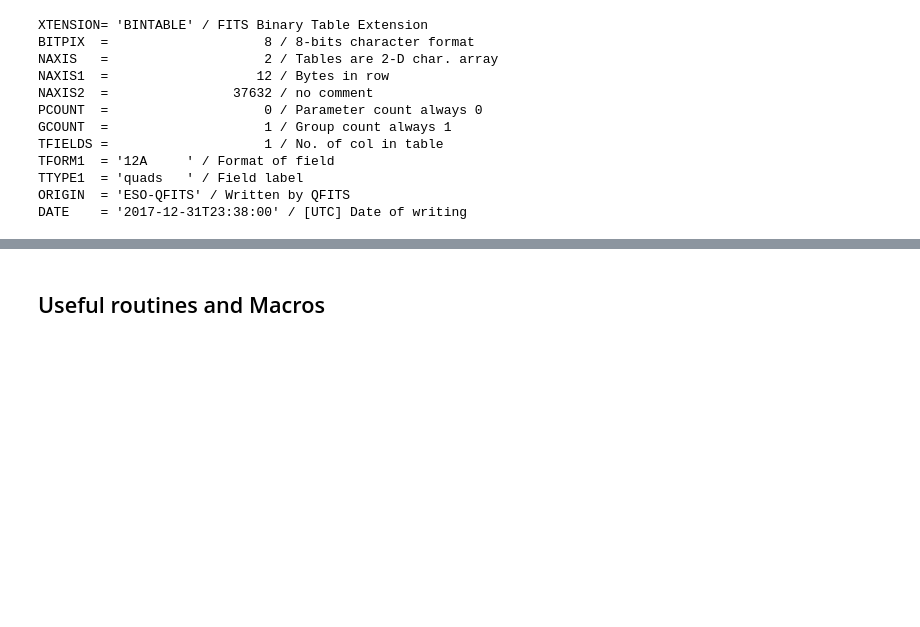
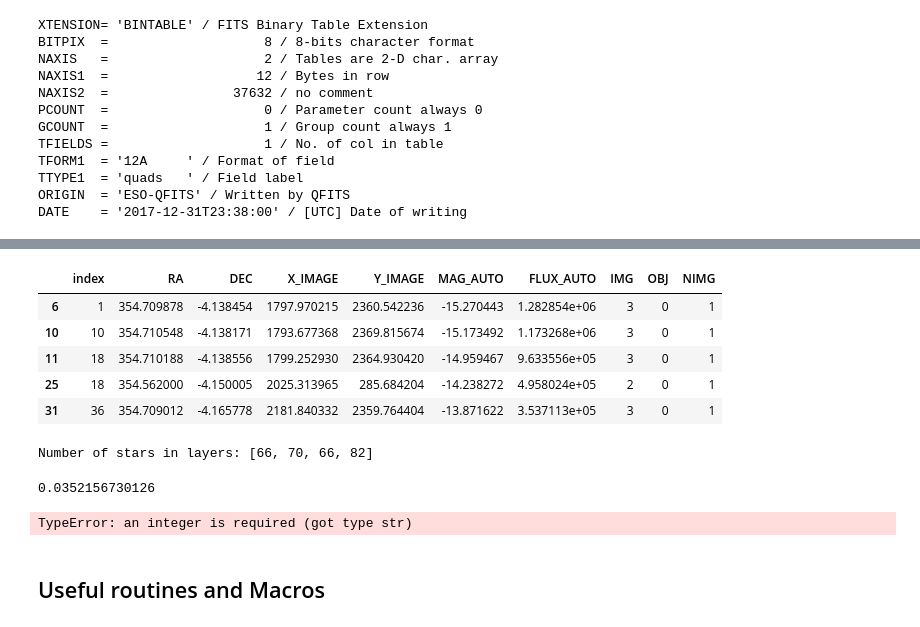
Before and after one commit to seap-udea/AIsteroid, a Jupyter notebook: FindAsteroid.ipynb, the cells around one changed output, grey strips where cells are left out. Saved outputs shown, nothing was run; the diff lists cells and outputs as text; code cells hidden in the pictures; blank space fills up the shorter version.

```diff
--- a/FindAsteroid.ipynb
+++ b/FindAsteroid.ipynb
@@ -588,0 +633,7 @@ DATE    = '2017-12-31T23:38:00' / [UTC] Date of writing
+# %%
+#Get one star
+istar=0
+star=stars[istar,:]
+ra=star[0]
+dec=star[1]
+axs.plot([star[1]],[star[0]],'rx',ms=3)
@@ -588,0 +776,28 @@ DATE    = '2017-12-31T23:38:00' / [UTC] Date of writing
+# %%
+#PLOT OBJECTS
+objs=[]
+for i,image in enumerate(images):objs+=[rec2arr(image["objectsrd"])]
+
+fig,axs=plt.subplots(1,1)
+
+dmin=min([objs[i][:,1].min() for i in range(len(images))])
+rmin=min([objs[i][:,0].min() for i in range(len(images))])
+dmax=max([objs[i][:,1].max() for i in range(len(images))])
+rmax=max([objs[i][:,0].max() for i in range(len(images))])
+
+print("Range in RA:",rmin,rmax,rmax-rmin)
+print("Range in DEC:",dmin,dmax,dmax-dmin)
+
+#Plot all objects
+axs.plot(objs[0][:,1],objs[0][:,0],'kx',ms=3)
+axs.plot(objs[1][:,1],objs[1][:,0],'rs',ms=3,mfc='None')
+axs.plot(objs[2][:,1],objs[2][:,0],'bv',ms=3,mfc='None')
+axs.plot(objs[3][:,1],objs[3][:,0],'y^',ms=3,mfc='None')
+
+#Plot only the clusters
+moving=allobjs[allobjs.NIMG<2]
+print("Number of potential moving objects:",len(moving))
+axs.plot(moving[moving.IMG==0].DEC,moving[moving.IMG==0].RA,'go',ms=8,mfc='None')
+
+axs.invert_xaxis()
+axs.invert_yaxis()
@@ -589,3 +810,47 @@ DATE    = '2017-12-31T23:38:00' / [UTC] Date of writing
+# %%
+moving=allobjs[allobjs.NIMG<2]
+imov=3
+axs.plot(moving.iloc[imov].DEC,moving.iloc[imov].RA,'rs',ms=10,mfc='None')
+moving.head()
+# %% [output]
+|  | index | RA | DEC | X_IMAGE | Y_IMAGE | MAG_AUTO | FLUX_AUTO | IMG | OBJ | NIMG |
+| 6 | 1 | 354.709878 | -4.138454 | 1797.970215 | 2360.542236 | -15.270443 | 1.282854e+06 | 3 | 0 | 1 |
+| 10 | 10 | 354.710548 | -4.138171 | 1793.677368 | 2369.815674 | -15.173492 | 1.173268e+06 | 3 | 0 | 1 |
+| 11 | 18 | 354.710188 | -4.138556 | 1799.252930 | 2364.930420 | -14.959467 | 9.633556e+05 | 3 | 0 | 1 |
+| 25 | 18 | 354.562000 | -4.150005 | 2025.313965 | 285.684204 | -14.238272 | 4.958024e+05 | 2 | 0 | 1 |
+| 31 | 36 | 354.709012 | -4.165778 | 2181.840332 | 2359.764404 | -13.871622 | 3.537113e+05 | 3 | 0 | 1 |
+# %%
+#Select all moving objects in the first image
+layers=[]
+nlayers=[]
+for i in range(4):
+    layers+=[moving[moving.IMG==i].sort_values(by=['RA','DEC'])]
+    nlayers+=[len(layers[-1])]
+
+print("Number of stars in layers:",nlayers)
+#ilay=0
+#axs.plot(layer0.iloc[ilay].DEC,layer0.iloc[ilay].RA,'rs',ms=10,mfc='None')
+# %% [output]
+Number of stars in layers: [66, 70, 66, 82]
+# %%
+#First level of crossing
+#Time between layers
+
+for indl in layers[0].index:
+    objl=layers[0].loc[indl]
+    for indu in layers[1].index:
+        obju=layers[1].loc[indu]
+        d=np.sqrt((obju.RA-objl.RA)**2+(obju.DEC-objl.DEC)**2)
+        break
+    break
+# %% [output]
+0.0352156730126
+# %%
+import datetime
+time="2017-09-14T09:54:45.670299"
+datetime.datetime(time)
+# %% [output]
+TypeError: an integer is required (got type str)
 # %% [markdown]
 ## Useful routines and Macros
 # %%
```
Also changed, not shown: parts of 28 cells of this notebook, 1 other file.
